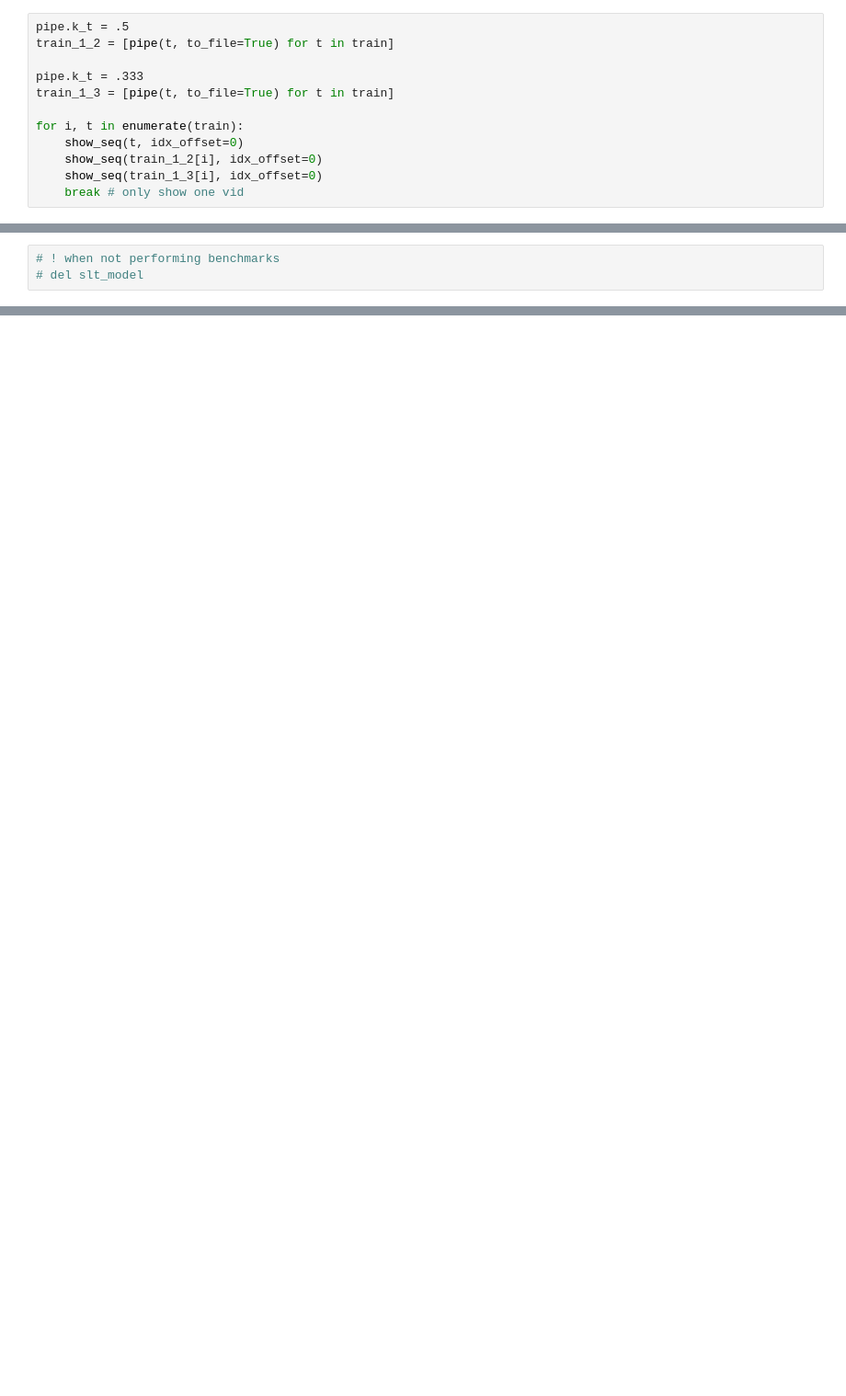
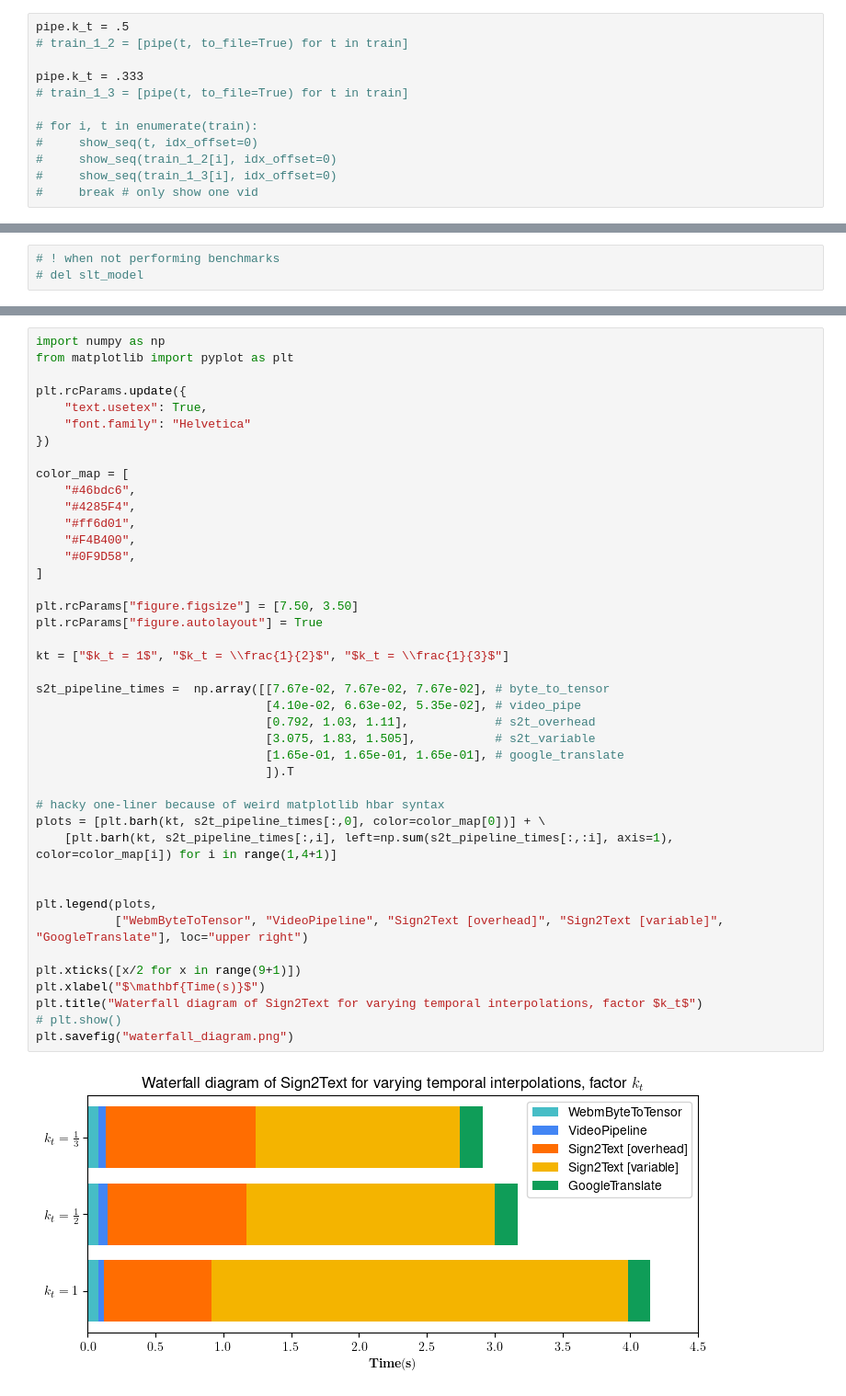
Before and after one commit to SignLanguage2Speech/SLTServer, a Jupyter notebook: perf_analysis_experiments.ipynb, the cells around one changed output, grey strips where cells are left out. Shown: that part at 92% size. Drawn from its saved outputs; the diff is of its cells as text; blank space fills up the shorter version.

Commit message:
Add a lot of performance analysis and visualization code

```diff
--- a/perf_analysis_experiments.ipynb
+++ b/perf_analysis_experiments.ipynb
@@ -37,13 +38,13 @@ def show_seq(video_array, idx_offset):
 pipe = VideoPipeline(W_in=260, H_in=210, WH_out=224, k_t=1.)
 # %%
 pipe.k_t = .5
-train_1_2 = [pipe(t, to_file=True) for t in train]
+# train_1_2 = [pipe(t, to_file=True) for t in train]
 
 pipe.k_t = .333
-train_1_3 = [pipe(t, to_file=True) for t in train]
+# train_1_3 = [pipe(t, to_file=True) for t in train]
 
-for i, t in enumerate(train):
-    show_seq(t, idx_offset=0)
-    show_seq(train_1_2[i], idx_offset=0)
-    show_seq(train_1_3[i], idx_offset=0)
-    break # only show one vid
+# for i, t in enumerate(train):
+#     show_seq(t, idx_offset=0)
+#     show_seq(train_1_2[i], idx_offset=0)
+#     show_seq(train_1_3[i], idx_offset=0)
+#     break # only show one vid
@@ -150,0 +161,44 @@ LOG.perf_metrics
+# %%
+import numpy as np
+from matplotlib import pyplot as plt
+
+plt.rcParams.update({
+    "text.usetex": True,
+    "font.family": "Helvetica"
+})
+
+color_map = [
+    "#46bdc6",
+    "#4285F4",
+    "#ff6d01",
+    "#F4B400",
+    "#0F9D58",
+]
+
+plt.rcParams["figure.figsize"] = [7.50, 3.50]
+plt.rcParams["figure.autolayout"] = True
+
+kt = ["$k_t = 1$", "$k_t = \\frac{1}{2}$", "$k_t = \\frac{1}{3}$"]
+
+s2t_pipeline_times =  np.array([[7.67e-02, 7.67e-02, 7.67e-02], # byte_to_tensor
+                                [4.10e-02, 6.63e-02, 5.35e-02], # video_pipe
+                                [0.792, 1.03, 1.11],            # s2t_overhead
+                                [3.075, 1.83, 1.505],           # s2t_variable
+                                [1.65e-01, 1.65e-01, 1.65e-01], # google_translate
+                                ]).T
+
+# hacky one-liner because of weird matplotlib hbar syntax
+plots = [plt.barh(kt, s2t_pipeline_times[:,0], color=color_map[0])] + \
+    [plt.barh(kt, s2t_pipeline_times[:,i], left=np.sum(s2t_pipeline_times[:,:i], axis=1), color=color_map[i]) for i in range(1,4+1)]
+
+
+plt.legend(plots,
+           ["WebmByteToTensor", "VideoPipeline", "Sign2Text [overhead]", "Sign2Text [variable]", "GoogleTranslate"], loc="upper right")
+
+plt.xticks([x/2 for x in range(9+1)])
+plt.xlabel("$\mathbf{Time(s)}$")
+plt.title("Waterfall diagram of Sign2Text for varying temporal interpolations, factor $k_t$")
+# plt.show()
+plt.savefig("waterfall_diagram.png")
+# %% [output]
+[figure, added]
```
Also changed, not shown: parts of 20 cells of this notebook, 5 other files.
